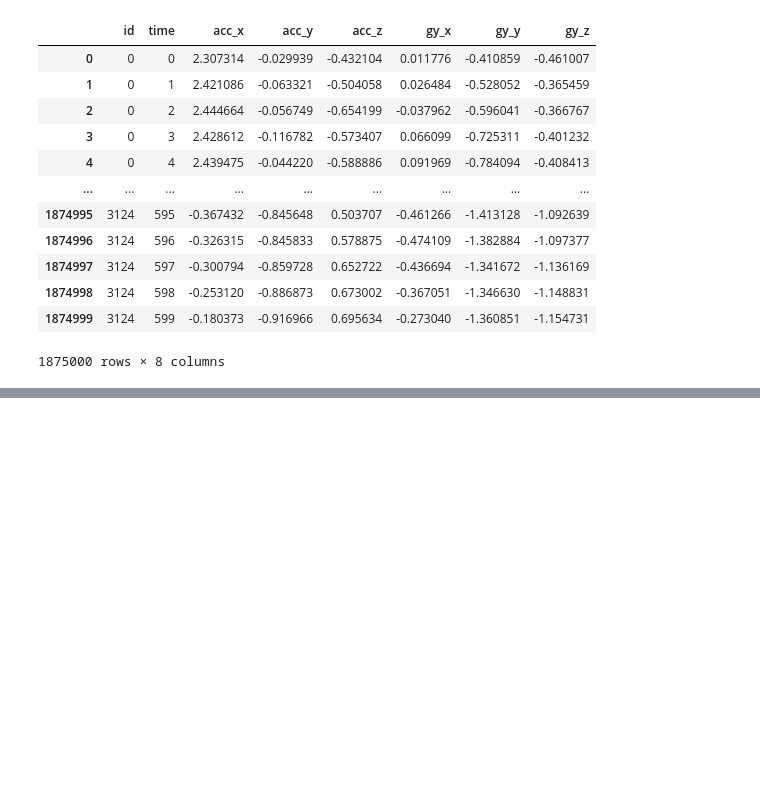
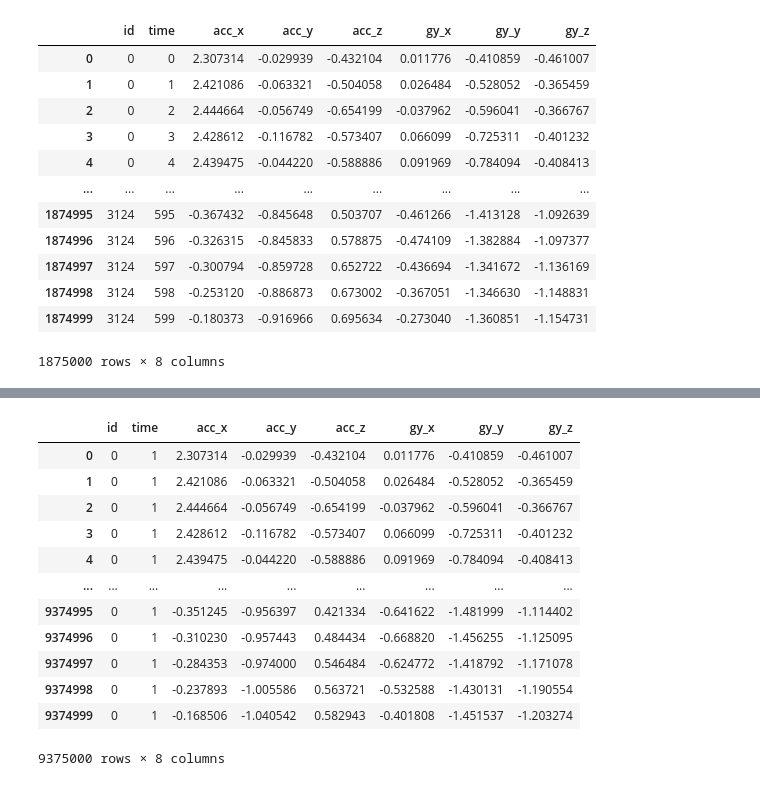
Before and after one commit to iDolphin99/dacon-pose-clf-kw, a Jupyter notebook: base_aug_acc.ipynb, the cells around one changed output, grey strips where cells are left out. Saved outputs shown, nothing was run; the diff lists cells and outputs as text; code cells hidden in the pictures; blank space fills up the shorter version.

```diff
--- a/base_aug_acc.ipynb
+++ b/base_aug_acc.ipynb
@@ -304,0 +151,27 @@ train
+# %%
+X_train_acc_comb = Permutation(Jitter(X_train_acc))
+X_train_acc_perm = Permutation(X_train_acc)
+X_train_acc_timew = ts_aug(X_train_acc, TimeWarp, 0.2)
+X_train_acc_magw = ts_aug(X_train_acc, MagWarp, 0.2)
+
+X_train_gy_comb = Permutation(Jitter(X_train_gy))
+X_train_gy_perm = Permutation(X_train_gy)
+X_train_gy_timew = ts_aug(X_train_gy, TimeWarp, 0.2)
+X_train_gy_magw = ts_aug(X_train_gy, MagWarp, 0.2)
+# %%
+X_train_acc = np.append(X_train_acc, X_train_acc_comb, axis=0)
+X_train_acc = np.append(X_train_acc, X_train_acc_perm, axis=0)
+X_train_acc = np.append(X_train_acc, X_train_acc_timew, axis=0)
+X_train_acc = np.append(X_train_acc, X_train_acc_magw, axis=0)
+
+X_train_gy = np.append(X_train_gy, X_train_gy_comb, axis=0)
+X_train_gy = np.append(X_train_gy, X_train_gy_perm, axis=0)
+X_train_gy = np.append(X_train_gy, X_train_gy_timew, axis=0)
+X_train_gy = np.append(X_train_gy, X_train_gy_magw, axis=0)
+# %%
+acc = [e for sl in X_train_acc for e in sl]
+
+df_report = np.stack(acc, axis = 0)
+df_acc = pd.DataFrame(df_report, columns= ['acc_x', 'acc_y', 'acc_z'])
+
+df_acc
@@ -304,0 +215,21 @@ train
+# %%
+# acc, gy 데이터프레임 병합
+
+df_aug_result = pd.concat([df_acc, df_gy], axis = 1)
+df_aug_result.insert(0, 'id', 0)
+df_aug_result.insert(1, 'time', 1)
+df_aug_result
+# %% [output]
+|  | id | time | acc_x | acc_y | acc_z | gy_x | gy_y | gy_z |
+| 0 | 0 | 1 | 2.307314 | -0.029939 | -0.432104 | 0.011776 | -0.410859 | -0.461007 |
+| 1 | 0 | 1 | 2.421086 | -0.063321 | -0.504058 | 0.026484 | -0.528052 | -0.365459 |
+| 2 | 0 | 1 | 2.444664 | -0.056749 | -0.654199 | -0.037962 | -0.596041 | -0.366767 |
+| 3 | 0 | 1 | 2.428612 | -0.116782 | -0.573407 | 0.066099 | -0.725311 | -0.401232 |
+| 4 | 0 | 1 | 2.439475 | -0.044220 | -0.588886 | 0.091969 | -0.784094 | -0.408413 |
+| ... | ... | ... | ... | ... | ... | ... | ... | ... |
+| 9374995 | 0 | 1 | -0.351245 | -0.956397 | 0.421334 | -0.641622 | -1.481999 | -1.114402 |
+| 9374996 | 0 | 1 | -0.310230 | -0.957443 | 0.484434 | -0.668820 | -1.456255 | -1.125095 |
+| 9374997 | 0 | 1 | -0.284353 | -0.974000 | 0.546484 | -0.624772 | -1.418792 | -1.171078 |
+| 9374998 | 0 | 1 | -0.237893 | -1.005586 | 0.563721 | -0.532588 | -1.430131 | -1.190554 |
+| 9374999 | 0 | 1 | -0.168506 | -1.040542 | 0.582943 | -0.401808 | -1.451537 | -1.203274 |
+9375000 rows × 8 columns
```
Also changed, not shown: parts of 34 cells of this notebook.
